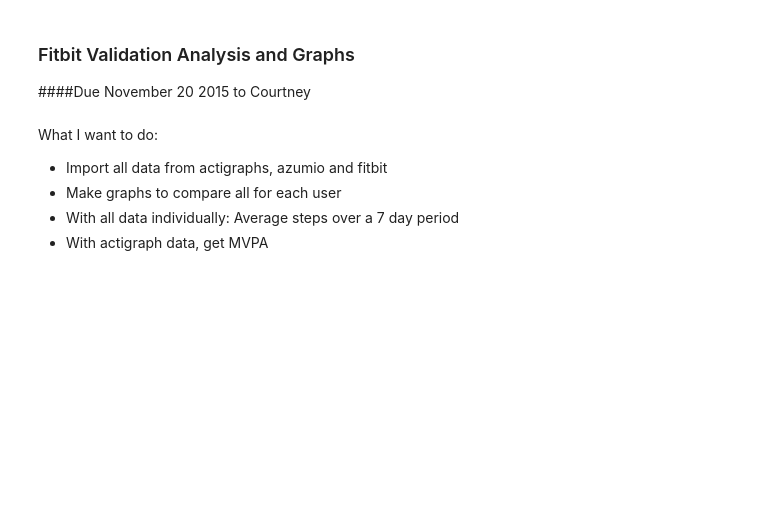
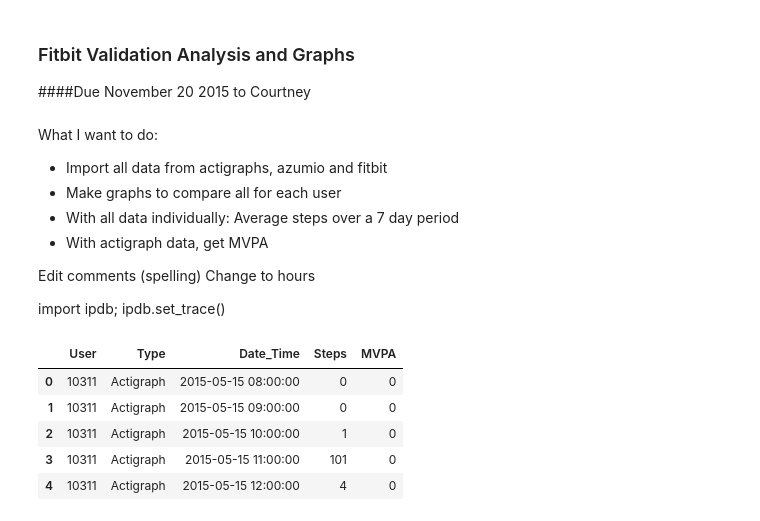
Before and after one commit to mpera/MIDS, a Jupyter notebook: MIDS .ipynb, the cells around one changed output. Cells and saved outputs as stored; diff of their text form; code cells hidden in the pictures; blank space fills up the shorter version.

```diff
--- a/MIDS .ipynb
+++ b/MIDS .ipynb
@@ -8,6 +8,11 @@ What I want to do:
 - With all data individually:
     Average steps over a 7 day period
 - With actigraph data, get MVPA
+
+Edit comments (spelling)
+Change to hours
+
+import ipdb; ipdb.set_trace()
 # %%
 import pandas as pd
 import numpy as np
@@ -31,33 +34,45 @@ total = pd.DataFrame()
 # Defining a variable for minuties of moderate to vigorous physical activity threshold
 mvpa_threshold = 1951
 # %%
+# Creating an empty data frame to store individual data frames from the following for loop
+total = pd.DataFrame()
+
 for file in accel_file:
-    # Reading the accelerometer file and storing it as a dataframe
-    accel = pd.read_csv(file, skipinitialspace=True, parse_dates=['Date'])
+    # Reading accelerometer file, changing time variable
+    accel = pd.read_csv(file, skipinitialspace=True, parse_dates=[['Date','Time']])
+    accel['Date_Time'] = accel['Date_Time'].apply(lambda dt: datetime.datetime(dt.year, dt.month, dt.day, dt.hour, 0))
 
     # Storing the user ID from the file name
     user_id = int(os.path.basename(file).split("_")[0].replace('User',''))
 
     # Limiting dates to the days of the study
     date_range = dates.loc[user_id]
-    date_bool1 = np.array(accel.Date > date_range.Initial)
-    date_bool2 = np.array(accel.Date < date_range.Final)
+    date_bool1 = np.array(accel.Date_Time > date_range.Initial)
+    date_bool2 = np.array(accel.Date_Time < date_range.Final)
     wear_dates = np.logical_and(date_bool1, date_bool2)
     accel = accel[wear_dates]
 
     # Boolean variable classifying each minute as MVPA or not
     accel['MVPA'] = accel['Axis1'] > mvpa_threshold
 
-    # Grouping by study day and finding out total steps per day
-    by_date = accel.groupby("Date")
-    daily_totals = by_date.sum().reset_index()
-    daily_totals['User'] = user_id
-    daily_totals['Type'] = 'Actigraph'
+    # Grouping by hour and finding out total steps and MVPA per hour
+    by_hour = accel.groupby(['Date_Time'])
+    hour_totals = by_hour.sum().reset_index()
+    hour_totals['User'] = user_id
+    hour_totals['Type'] = 'Actigraph'
 
     # Appending the user dataframe to the total dataframe
-    total = total.append(daily_totals, ignore_index=True)
+    total = total.append(hour_totals, ignore_index=True)
 
-accel_total = total[['User', 'Type', 'Date', 'Steps', 'MVPA']]
+accel_total = total[['User', 'Type', 'Date_Time', 'Steps', 'MVPA']]
+accel_total.head()
+# %% [output]
+|  | User | Type | Date_Time | Steps | MVPA |
+| 0 | 10311 | Actigraph | 2015-05-15 08:00:00 | 0 | 0 |
+| 1 | 10311 | Actigraph | 2015-05-15 09:00:00 | 0 | 0 |
+| 2 | 10311 | Actigraph | 2015-05-15 10:00:00 | 1 | 0 |
+| 3 | 10311 | Actigraph | 2015-05-15 11:00:00 | 101 | 0 |
+| 4 | 10311 | Actigraph | 2015-05-15 12:00:00 | 4 | 0 |
 # %%
 # Reading in fitbit data and editing columns to match the Actigraph data
 fitbit = pd.read_csv('/Users/megan/Desktop/MIDS project/Fitbit .txt files/meas_fitbit_intraday_1wk_4.txt', sep='|', parse_dates=['date'])
```
Also changed, not shown: parts of 6 cells of this notebook.
